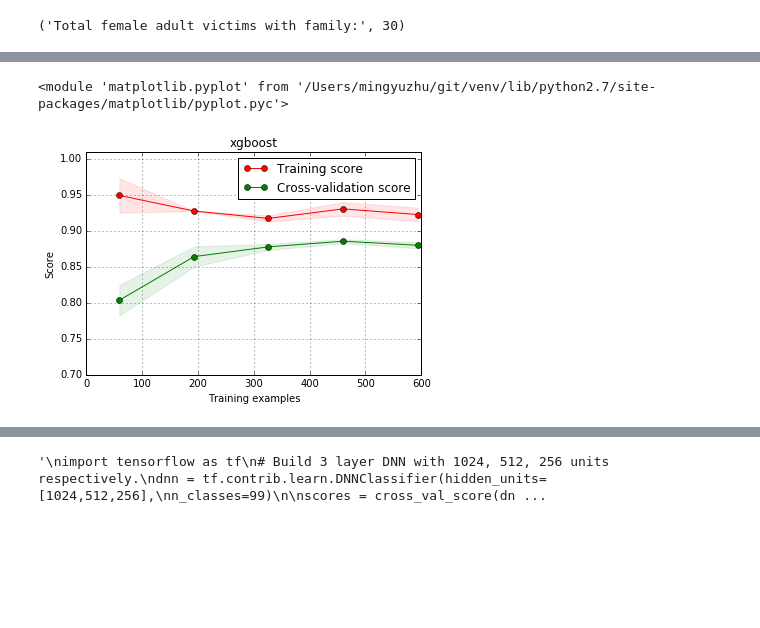
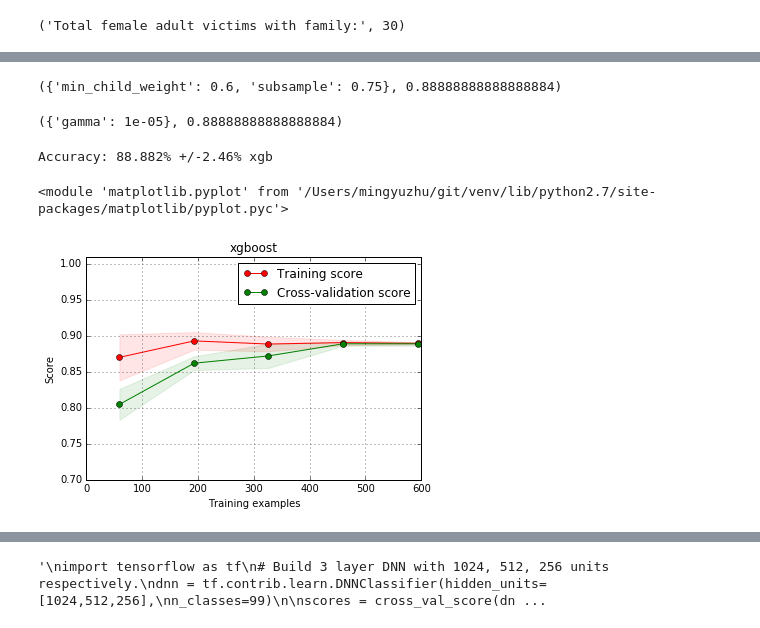
Before and after one commit to 2waybene/notebooks, a Jupyter notebook: titanic/Titanic.ipynb, the cells around one changed output, grey strips where cells are left out. Cells and saved outputs as stored; diff of their text form; code cells hidden in the pictures; blank space fills up the shorter version.

Commit message:
best rf_model

```diff
--- a/titanic/Titanic.ipynb
+++ b/titanic/Titanic.ipynb
@@ -255,5 +231,6 @@ outcome_var = 'Survived'
 # %%
-categorical = ['Pclass', 'Person','Embarked','perish_mother_wife','survive_father_husband']
+#categorical = ['Pclass', 'Person','Embarked','perish_mother_wife','survive_father_husband']
+categorical = ['Pclass1', 'Pclass2', 'Person','Embarked','perish_mother_wife','survive_father_husband']
 non_categorical = [ i for i in predictor_var if i not in categorical ]
 # %%
 from sklearn.preprocessing import OneHotEncoder
@@ -386,5 +379,75 @@ Accuracy: 88.772% +/-3.03% xgb
+# %%
+param_test = {
+    "subsample": (.6,.75,.9),
+    "min_child_weight": (.6,.75,.9)
+}
+
+gsearch = GridSearchCV(estimator = XGBClassifier(
+ learning_rate =0.1,
+ n_estimators=100,
+ max_depth=2,
+ min_child_weight=2,
+ gamma=0,
+ subsample=0.8,
+ colsample_bytree=0.8,
+ #reg_alpha = .01,
+ #reg_lambda = .01,
+ objective= 'binary:logistic',
+ nthread=4,
+ scale_pos_weight=1,
+ seed=555),
+ param_grid = param_test, scoring='accuracy',n_jobs=4,cv=10, verbose=0)
+
+gsearch.fit(X, y)
+gsearch.best_params_, gsearch.best_score_
+# %% [output]
+({'min_child_weight': 0.6, 'subsample': 0.75}, 0.88888888888888884)
+# %%
+param_test = {
+    "gamma": (1e-5,.1, 0,10, 1e5),
+}
+
+gsearch = GridSearchCV(estimator = XGBClassifier(
+ learning_rate =0.1,
+ n_estimators=100,
+ max_depth=2,
+ min_child_weight=2,
+ gamma=0,
+ subsample=0.6,
+ colsample_bytree=0.6,
+ #reg_alpha = .01,
+ #reg_lambda = .01,
+ objective= 'binary:logistic',
+ nthread=4,
+ scale_pos_weight=1,
+ seed=555),
+ param_grid = param_test, scoring='accuracy',n_jobs=4,cv=10, verbose=0)
+
+gsearch.fit(X, y)
+gsearch.best_params_, gsearch.best_score_
+# %% [output]
+({'gamma': 1e-05}, 0.88888888888888884)
+# %%
+xgb2 = XGBClassifier(
+ learning_rate =0.01,
+ n_estimators=1000,
+ max_depth=2,
+ min_child_weight=2,
+ gamma=1e-5,
+ subsample=0.6,
+ colsample_bytree=0.6,
+ #reg_alpha = .01,
+ #reg_lambda = .01,
+ objective= 'binary:logistic',
+ nthread=4,
+ scale_pos_weight=1,
+ seed=555)
+scores = cross_val_score(xgb2, X, y, cv=10, scoring='accuracy')
+print "Accuracy: {:.3%} +/-{:.2%} xgb".format(scores.mean(), scores.std())
+# %% [output]
+Accuracy: 88.882% +/-2.46% xgb
 # %%
-plot_learning_curve(xgb, "xgboost", X, y, ylim=(0.7, 1.01), n_jobs=4)
+plot_learning_curve(xgb2, "xgboost", X, y, ylim=(0.7, 1.01), n_jobs=4)
 # %% [output]
 <module 'matplotlib.pyplot' from '/Users/mingyuzhu/git/venv/lib/python2.7/site-packages/matplotlib/pyplot.pyc'>
-[figure, old version]
+[figure, new version]
```
Also changed, not shown: parts of 43 cells of this notebook.
